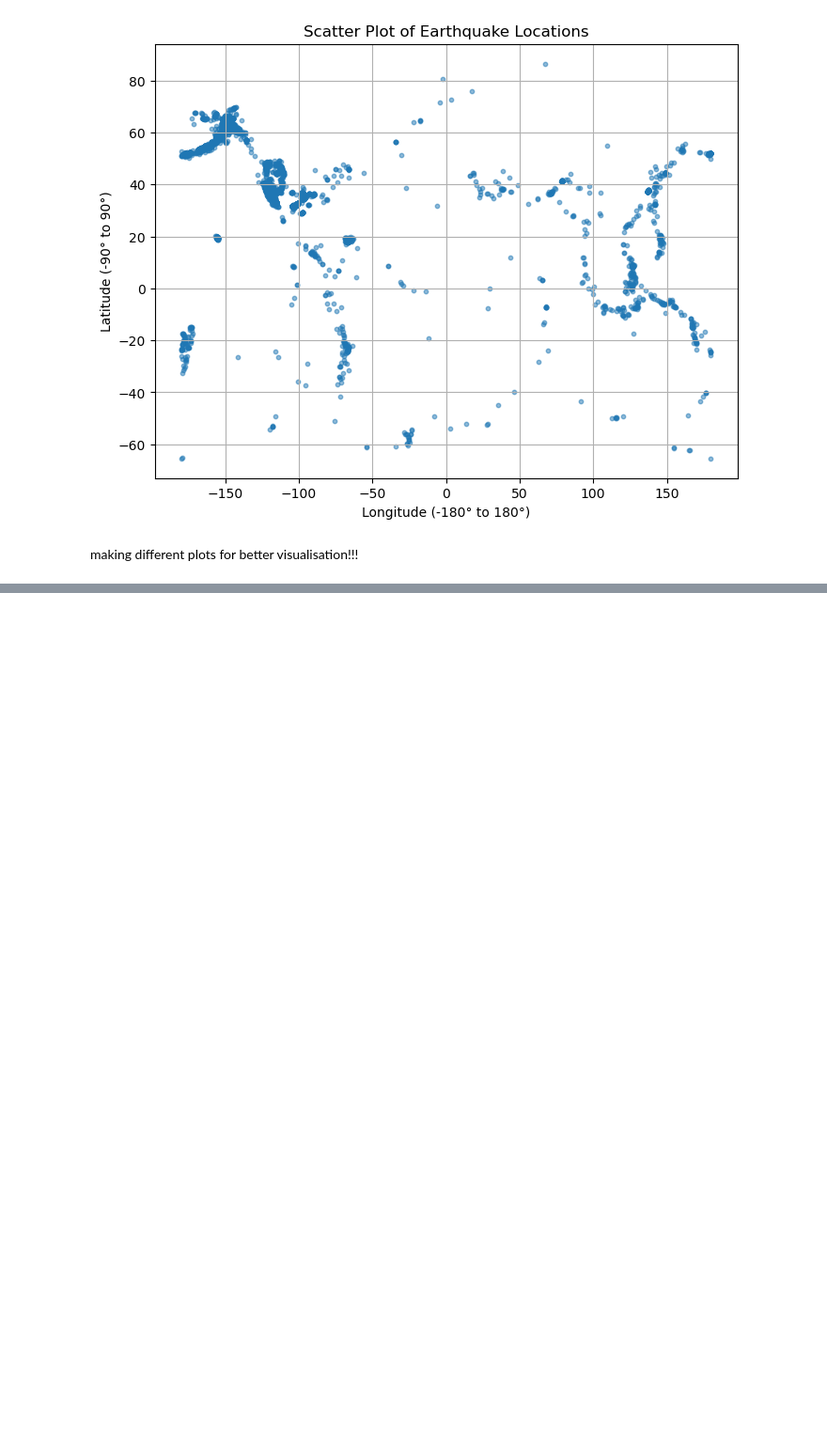
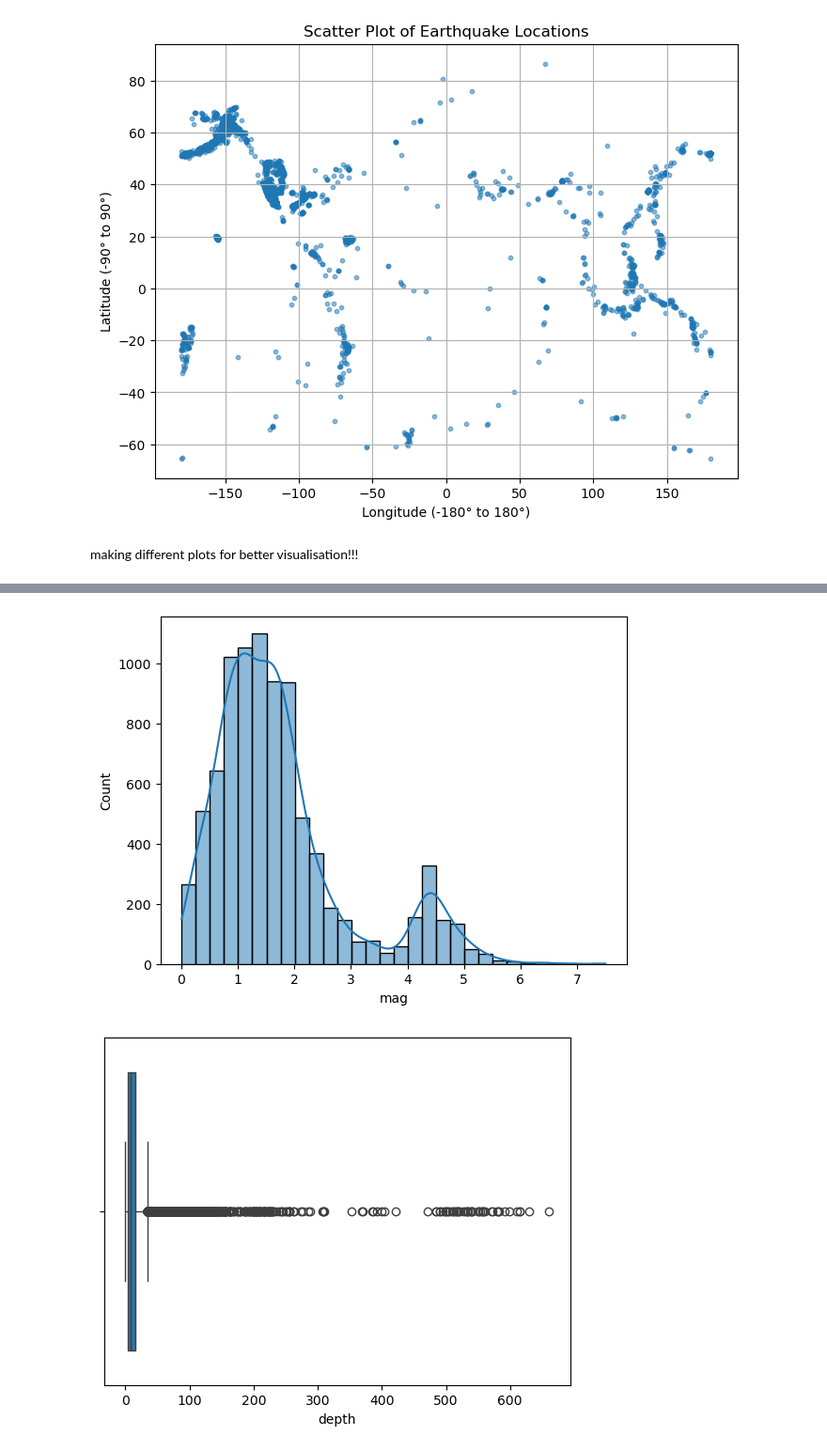
Before and after one commit to Sahil-Dev404/DBSCAN-Uni-Project, a Jupyter notebook: Exp_data_Analysis.ipynb, the cells around one changed output, grey strips where cells are left out. Shown at 94% size. Cells and saved outputs as stored; diff of their text form; code cells hidden in the pictures; blank space fills up the shorter version.

```diff
--- a/Exp_data_Analysis.ipynb
+++ b/Exp_data_Analysis.ipynb
@@ -435,0 +450,9 @@ fig.show()
+# %%
+sns.histplot(df['mag'], kde=True, bins=30)
+plt.show()
+
+sns.boxplot(x=df['depth'])
+plt.show()
+# %% [output]
+[figure, added]
+[figure, added]
```
Also changed, not shown: parts of 9 cells of this notebook, 1 other file.
